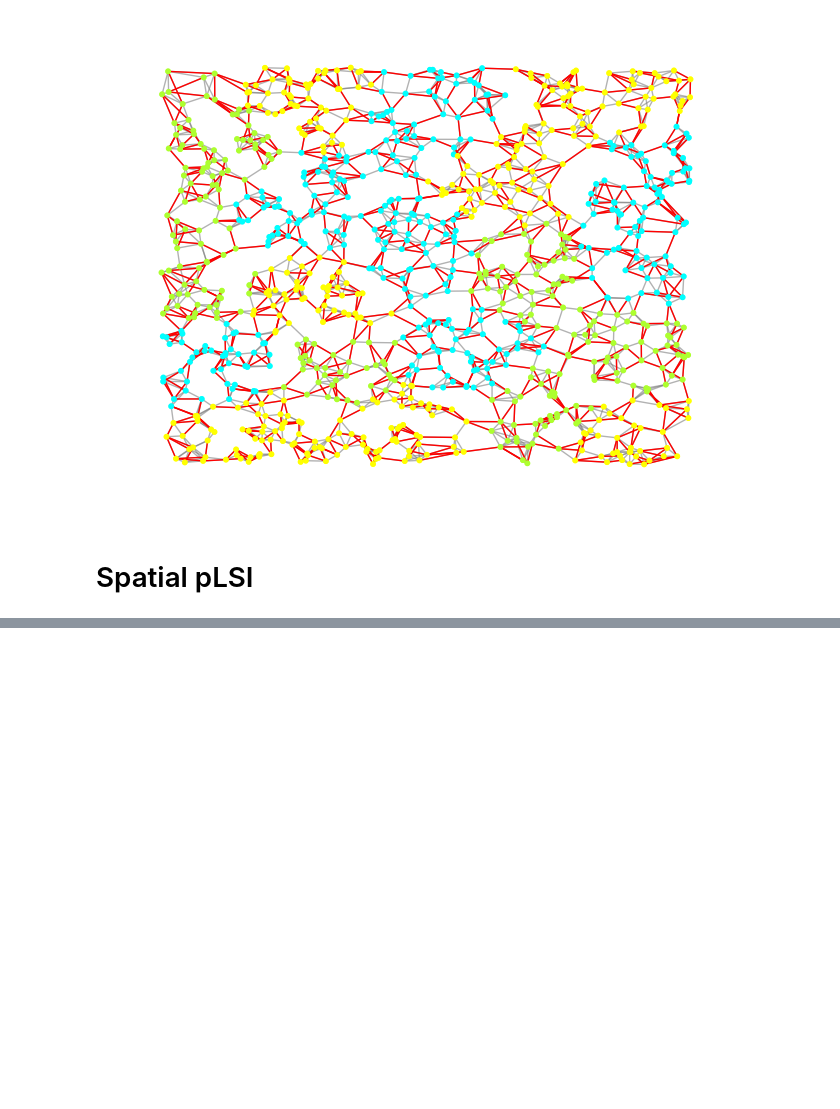
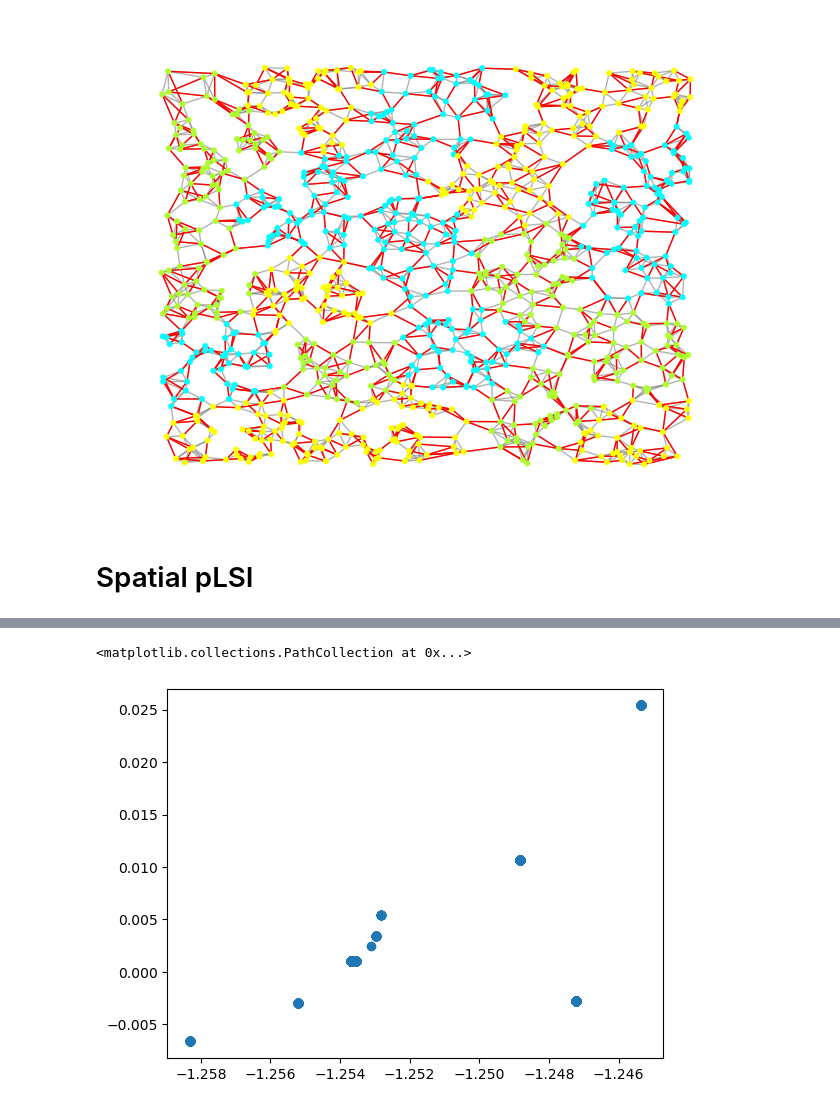
Before and after one commit to kelseyj3411/SpLSI, a Jupyter notebook: example.ipynb, the cells around one changed output, grey strips where cells are left out. Cells and saved outputs as stored; diff of their text form; code cells hidden in the pictures; blank space fills up the shorter version.

```diff
--- a/example.ipynb
+++ b/example.ipynb
@@ -38,8 +44,9 @@ plot_scatter(df)
 # %% [markdown]
 # MST Folds / Matrix Denoising via Iterative Convex Clustering
 # %%
-G, mst, path, weights = gen_model.generate_mst(df, n, K, 5, 0.1)
-srn, fold1, fold2 = gen_model.get_folds(mst, path, n)
+weights = gen_model.generate_weights(df, K, m, phi)
+G, mst, path = generate_mst(df, weights, n)
+srn, fold1, fold2 = get_folds(mst, path, n, plot_tree=False)
 folds = {0:fold1, 1:fold2}
 # %% [output]
 Source node is 201
@@ -66,0 +85,16 @@ U, lambd = run_iter_cvx(X, L, V, weights, folds, lambds, n, K, eps=1e-03)
+# %%
+j = 1
+fold = folds[j]
+X_tilde = interpolate_X(X, folds, j, path, mst, srn)
+X_j = X_tilde[fold,:]
+XVL = np.dot(np.dot(X_tilde, V), inverse_L(L))
+
+lambd = 1
+ssnal = pycvxcluster.pycvxclt.SSNAL(gamma=lambd, verbose=0)
+ssnal.fit(X=XVL, weight_matrix=0.8*weights, save_centers=True)
+U_hat = ssnal.centers_.T
+
+plt.scatter(U_hat[:,0],U_hat[:,1])
+# %% [output]
+<matplotlib.collections.PathCollection at 0x...>
+[figure, added]
```
Also changed, not shown: parts of 9 cells of this notebook, 4 other files.
